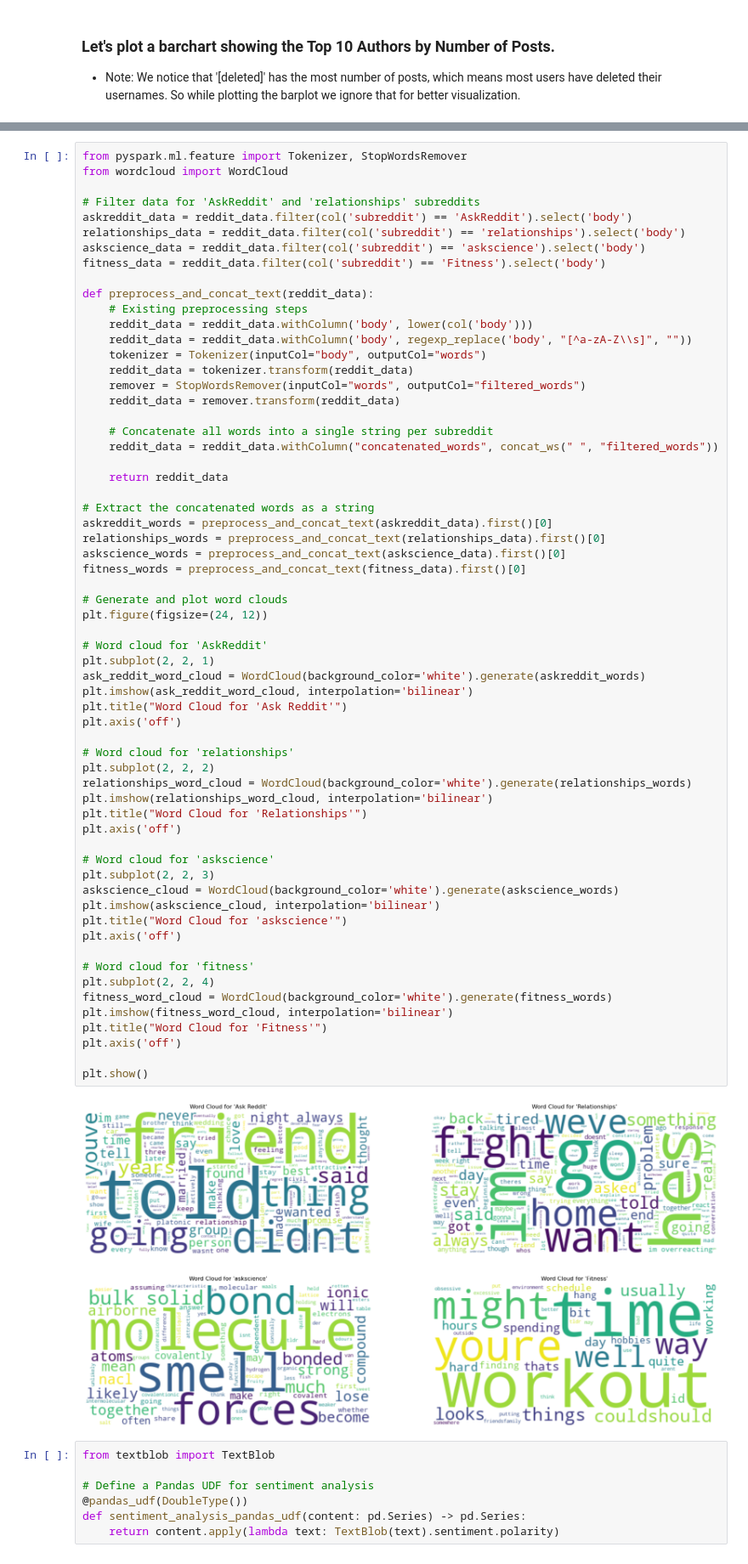
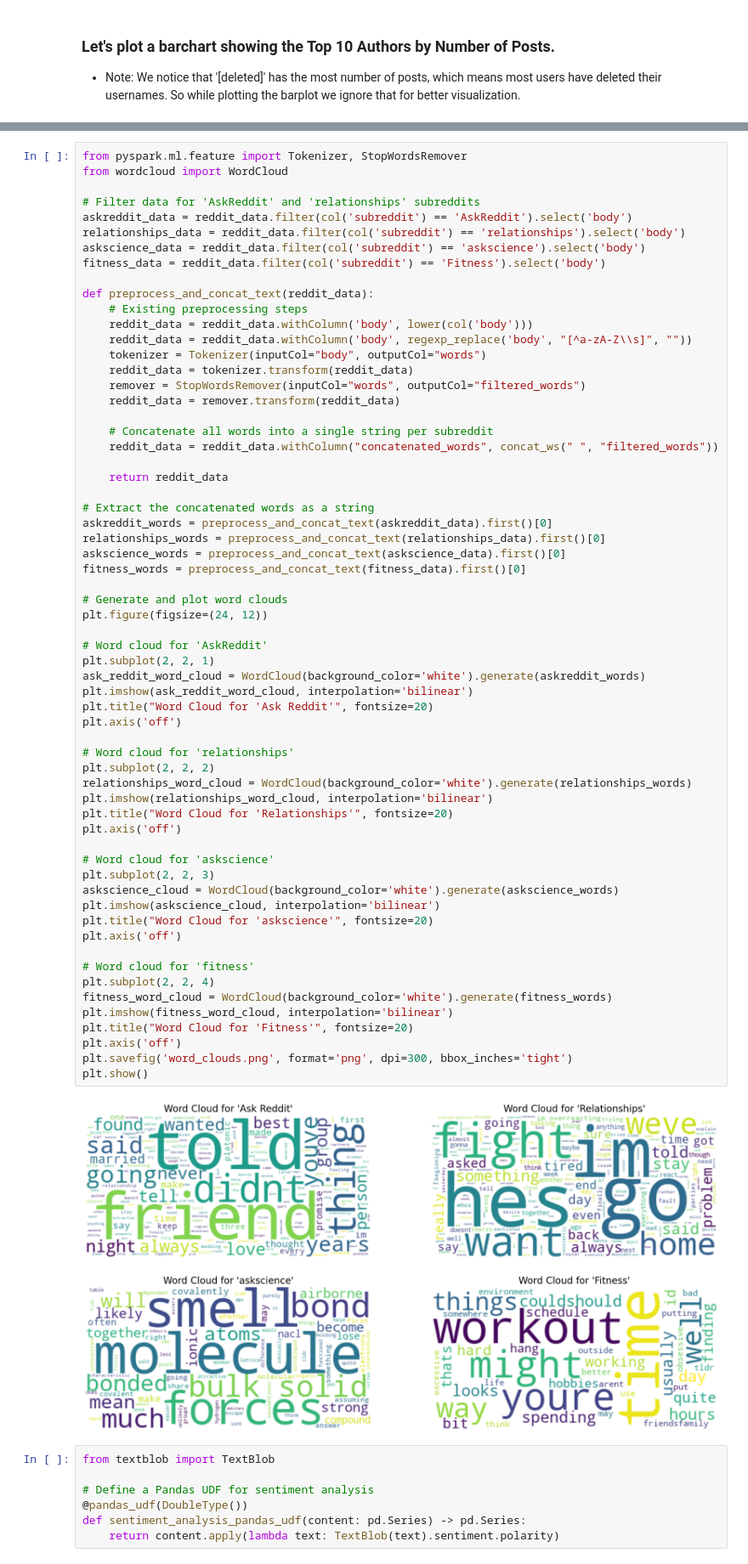
Before and after one commit to Venk-rgb/Reddit-Sentiment-Analysis-and-Recommendation-System, a Jupyter notebook: big-data-project.ipynb, the cells around one changed output, grey strips where cells are left out. Shown at 85% size. Saved outputs shown, nothing was run; the diff lists cells and outputs as text.

```diff
--- a/big-data-project.ipynb
+++ b/big-data-project.ipynb
@@ -196,39 +205,39 @@ askscience_words = preprocess_and_concat_text(askscience_data).first()[0]
 fitness_words = preprocess_and_concat_text(fitness_data).first()[0]
 
 # Generate and plot word clouds
 plt.figure(figsize=(24, 12))
 
 # Word cloud for 'AskReddit'
 plt.subplot(2, 2, 1)
 ask_reddit_word_cloud = WordCloud(background_color='white').generate(askreddit_words)
 plt.imshow(ask_reddit_word_cloud, interpolation='bilinear')
-plt.title("Word Cloud for 'Ask Reddit'")
+plt.title("Word Cloud for 'Ask Reddit'", fontsize=20)
 plt.axis('off')
 
 # Word cloud for 'relationships'
 plt.subplot(2, 2, 2)
 relationships_word_cloud = WordCloud(background_color='white').generate(relationships_words)
 plt.imshow(relationships_word_cloud, interpolation='bilinear')
-plt.title("Word Cloud for 'Relationships'")
+plt.title("Word Cloud for 'Relationships'", fontsize=20)
 plt.axis('off')
 
 # Word cloud for 'askscience'
 plt.subplot(2, 2, 3)
 askscience_cloud = WordCloud(background_color='white').generate(askscience_words)
 plt.imshow(askscience_cloud, interpolation='bilinear')
-plt.title("Word Cloud for 'askscience'")
+plt.title("Word Cloud for 'askscience'", fontsize=20)
 plt.axis('off')
 
 # Word cloud for 'fitness'
 plt.subplot(2, 2, 4)
 fitness_word_cloud = WordCloud(background_color='white').generate(fitness_words)
 plt.imshow(fitness_word_cloud, interpolation='bilinear')
-plt.title("Word Cloud for 'Fitness'")
+plt.title("Word Cloud for 'Fitness'", fontsize=20)
 plt.axis('off')
-
+plt.savefig('word_clouds.png', format='png', dpi=300, bbox_inches='tight')
 plt.show()
 # %% [output]
-[figure, old version]
+[figure, new version]
 # %%
 from textblob import TextBlob
 
```
Also changed, not shown: parts of 6 cells of this notebook.
